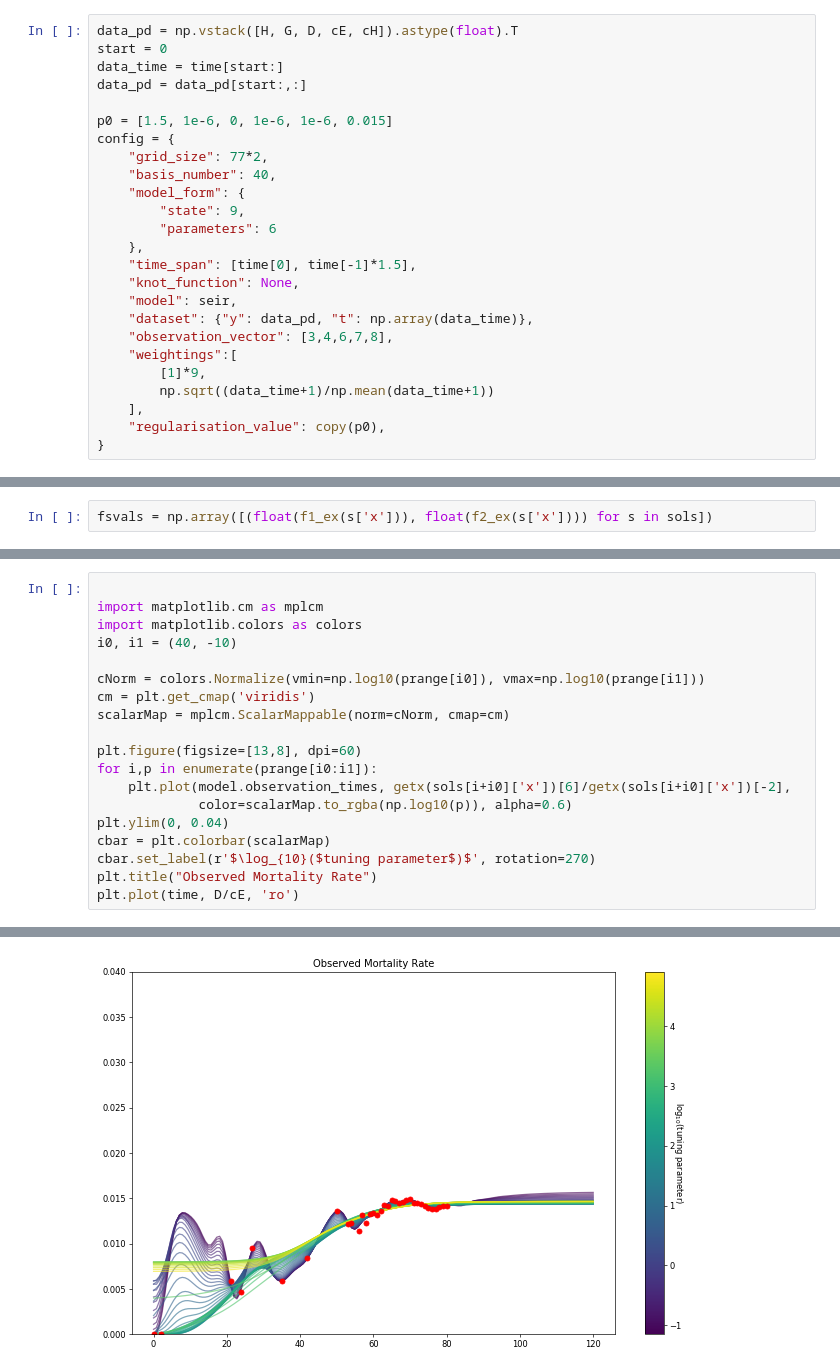
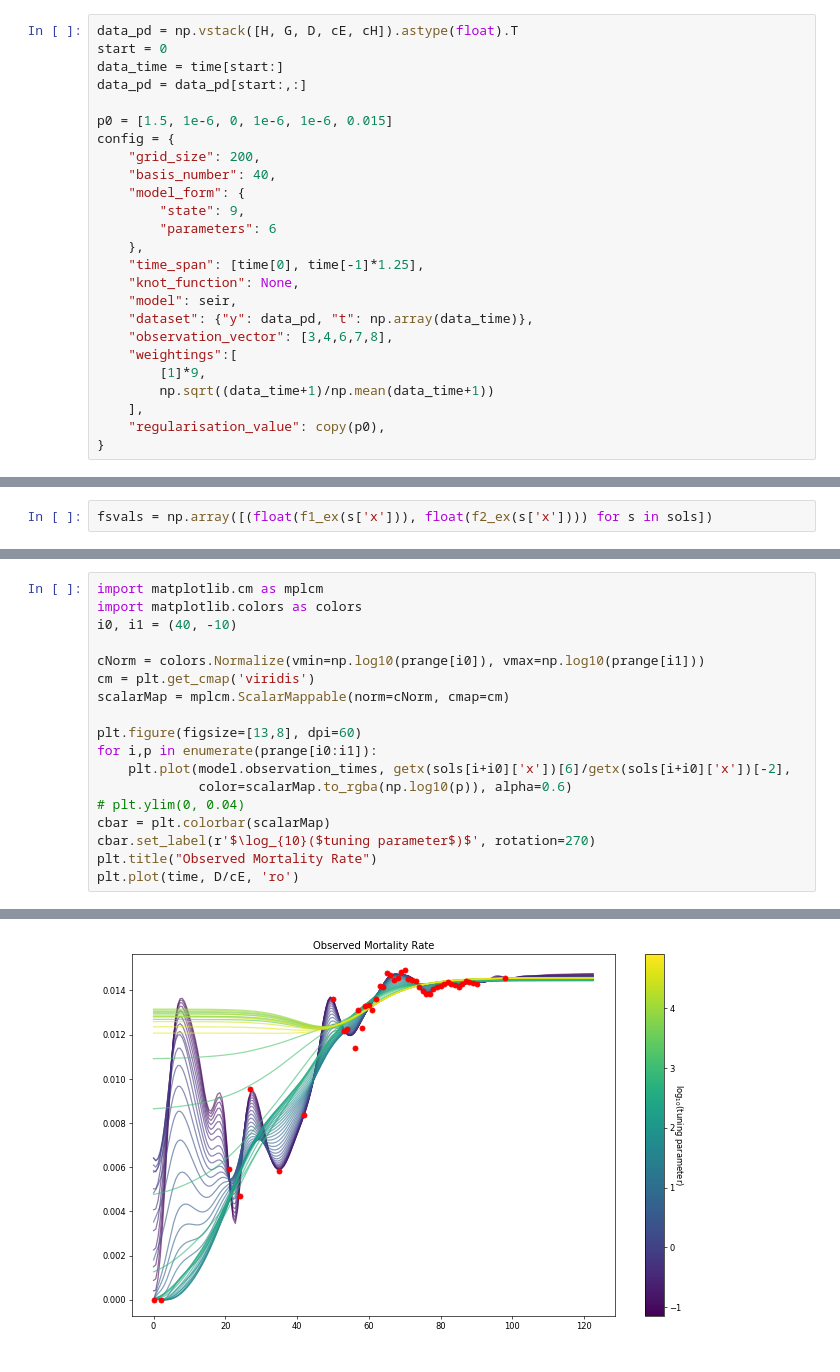
Before and after one commit to dwu402/pypei, a Jupyter notebook: samoa-data.ipynb, the cells around one changed output, grey strips where cells are left out. Cells and saved outputs as stored; diff of their text form.

```diff
--- a/samoa-data.ipynb
+++ b/samoa-data.ipynb
@@ -63,13 +63,13 @@ data_pd = data_pd[start:,:]
 
 p0 = [1.5, 1e-6, 0, 1e-6, 1e-6, 0.015]
 config = {
-    "grid_size": 77*2,
+    "grid_size": 200,
     "basis_number": 40,
     "model_form": {
         "state": 9,
         "parameters": 6
     },
-    "time_span": [time[0], time[-1]*1.5],
+    "time_span": [time[0], time[-1]*1.25],
     "knot_function": None,
     "model": seir,
     "dataset": {"y": data_pd, "t": np.array(data_time)},
@@ -270,25 +271,24 @@ plt.ylim([0, 6000])
 # %%
-
 import matplotlib.cm as mplcm
 import matplotlib.colors as colors
 i0, i1 = (40, -10)
 
 cNorm = colors.Normalize(vmin=np.log10(prange[i0]), vmax=np.log10(prange[i1]))
 cm = plt.get_cmap('viridis')
 scalarMap = mplcm.ScalarMappable(norm=cNorm, cmap=cm)
 
 plt.figure(figsize=[13,8], dpi=60)
 for i,p in enumerate(prange[i0:i1]):
     plt.plot(model.observation_times, getx(sols[i+i0]['x'])[6]/getx(sols[i+i0]['x'])[-2],
              color=scalarMap.to_rgba(np.log10(p)), alpha=0.6)
-plt.ylim(0, 0.04)
+# plt.ylim(0, 0.04)
 cbar = plt.colorbar(scalarMap)
 cbar.set_label(r'$\log_{10}($tuning parameter$)$', rotation=270)
 plt.title("Observed Mortality Rate")
 plt.plot(time, D/cE, 'ro')
 # %% [output]
 [<matplotlib.lines.Line2D at 0x...>]
-[figure, old version]
+[figure, new version]
 # %%
 plt.figure(figsize=[13,8], dpi=360)
 
```
Also changed, not shown: parts of 26 cells of this notebook, 1 other file.
